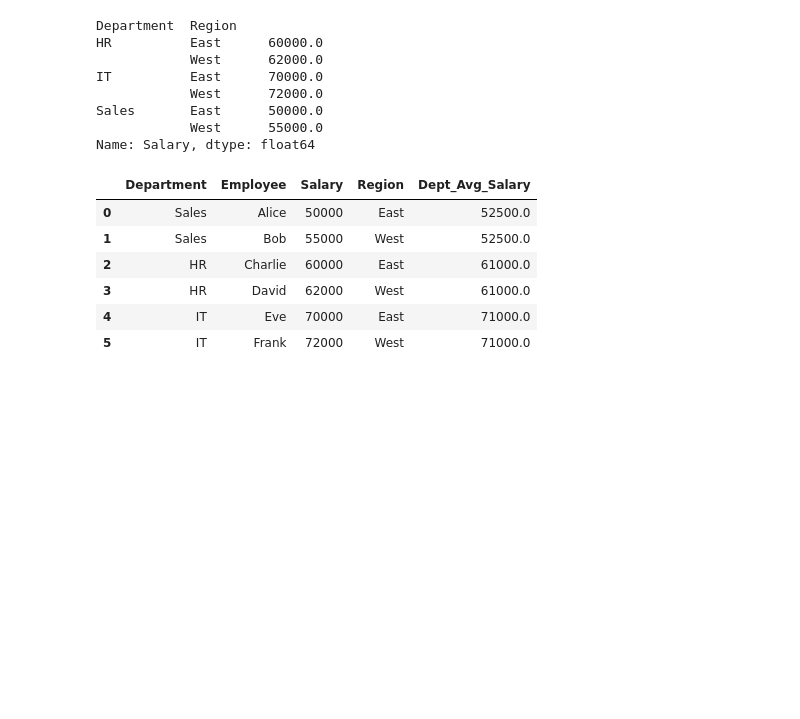
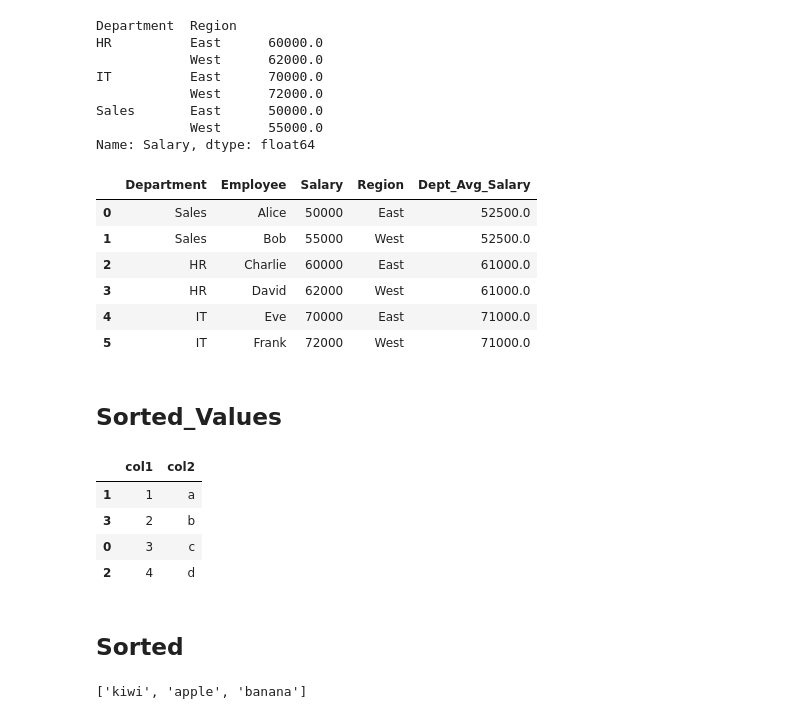
Before and after one commit to raviavaiya/Python-Learning, a Jupyter notebook: Problems/learn.ipynb, the cells around one changed output. Drawn from its saved outputs; the diff is of its cells as text; code cells hidden in the pictures; blank space fills up the shorter version.

Commit message:
sorted

```diff
--- a/Problems/learn.ipynb
+++ b/Problems/learn.ipynb
@@ -531,3 +531,44 @@ df
 | 3 | HR | David | 62000 | West | 61000.0 |
 | 4 | IT | Eve | 70000 | East | 71000.0 |
 | 5 | IT | Frank | 72000 | West | 71000.0 |
+# %% [markdown]
+## Sorted_Values
+# %%
+import pandas as pd
+# Sample DataFrame
+data = {'col1': [3, 1, 4, 2], 'col2': ['c', 'a', 'd', 'b']}
+df = pd.DataFrame(data)
+
+# Sort by 'col1' in ascending order
+df_sorted_col1 = df.sort_values(by='col1')
+
+# Sort by 'col2' in descending order
+df_sorted_col2_desc = df.sort_values(by='col2', ascending=False)
+
+# Sort by multiple columns
+df_sorted_multi = df.sort_values(by=['col1', 'col2'])
+df_sorted_multi
+# %% [output]
+|  | col1 | col2 |
+| 1 | 1 | a |
+| 3 | 2 | b |
+| 0 | 3 | c |
+| 2 | 4 | d |
+# %% [markdown]
+## Sorted
+# %%
+# Sample list
+list1 = [3, 1, 4, 2]
+
+# Sort the list in ascending order
+sorted_list_asc = sorted(list1)
+
+# Sort the list in descending order
+sorted_list_desc = sorted(list1, reverse=True)
+
+# Sort a list of strings by length
+list2 = ['apple', 'banana', 'kiwi']
+sorted_list_len = sorted(list2, key=len)
+sorted_list_len
+# %% [output]
+['kiwi', 'apple', 'banana']
```
